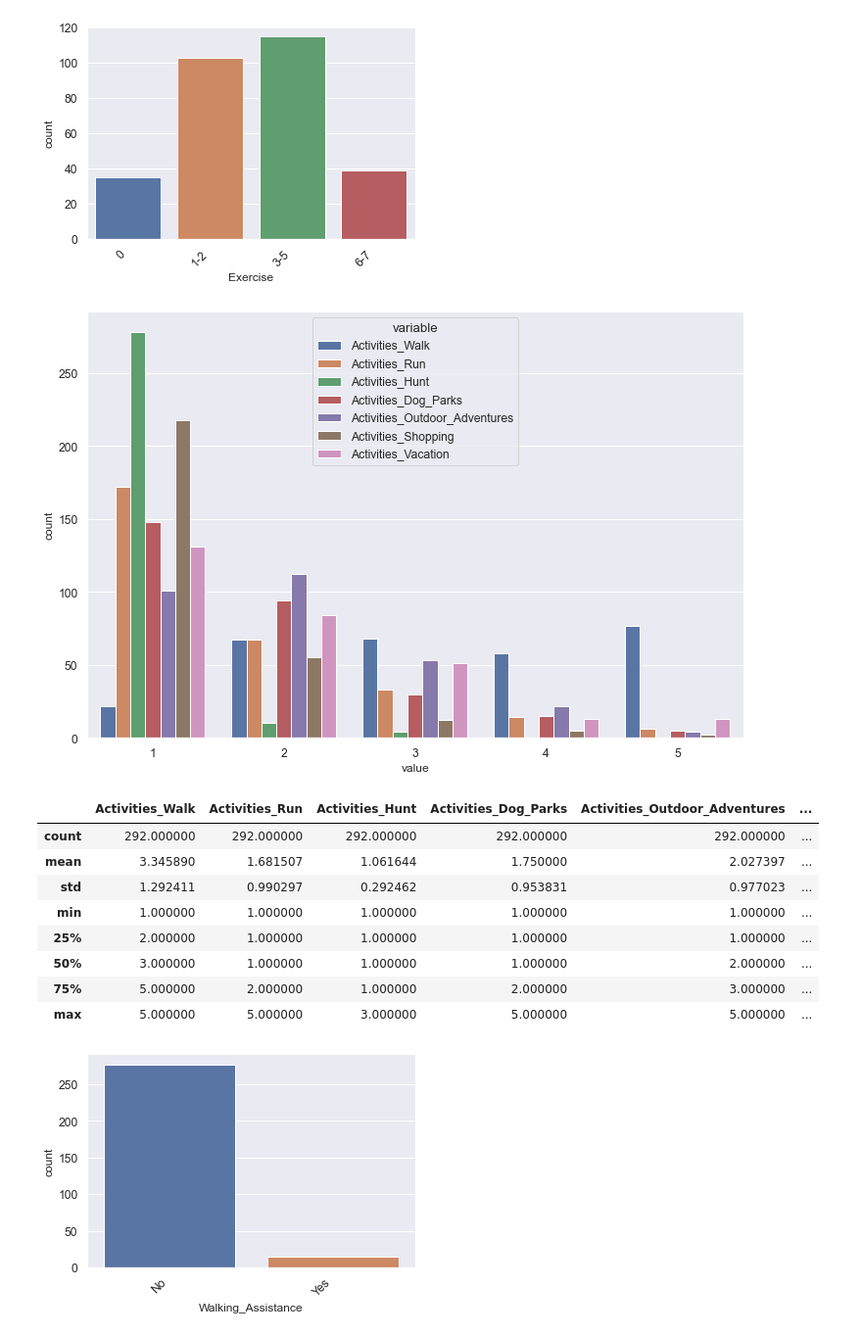
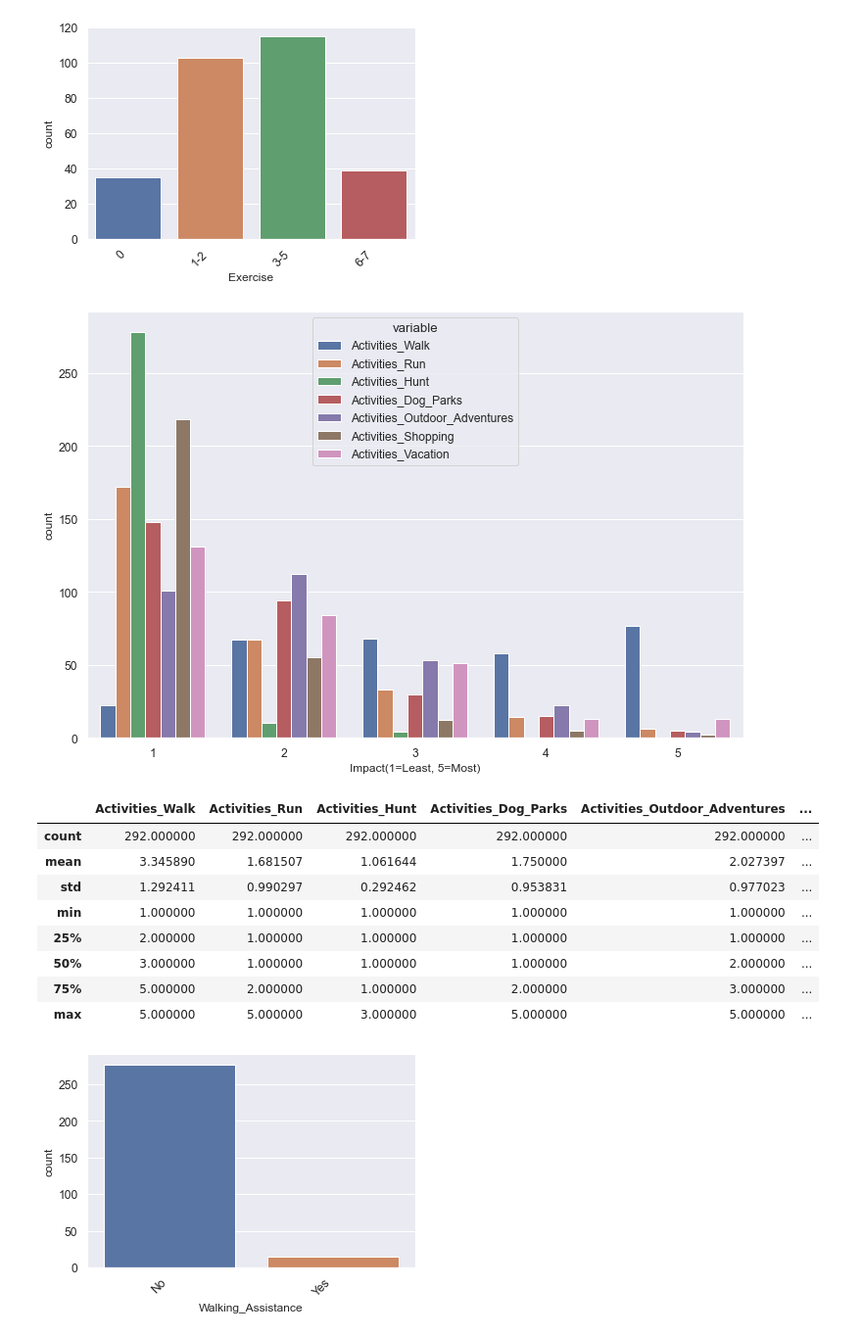
Before and after one commit to markhary/emba912_survey, a Jupyter notebook: ruby.ipynb, the cells around one changed output. Shown at 98% size. Saved outputs shown, nothing was run; the diff lists cells and outputs as text; code cells hidden in the pictures.

```diff
--- a/ruby.ipynb
+++ b/ruby.ipynb
@@ -301,17 +310,18 @@ create_countplot("Exercise", ["0", "1-2", "3-5", "6-7"])
 # %%
 columns = ["Activities_Walk", "Activities_Run", "Activities_Hunt", "Activities_Dog_Parks",
           "Activities_Outdoor_Adventures","Activities_Shopping","Activities_Vacation"]
 activities_combined = pd.melt(survey_data[columns])
 
 fig = plt.figure(figsize=(12,8));
 chart = sns.countplot(data=activities_combined, x="value", hue="variable")
 increase_axes(chart);
+chart.set_xlabel("Impact(1=Least, 5=Most)")
 save_figure(chart.get_figure(), "Activities")
 plt.show()
 
 survey_data[columns].describe()
 # %% [output]
-[figure, old version]
+[figure, new version]
 |  | Activities_Walk | Activities_Run | Activities_Hunt | Activities_Dog_Parks | Activities_Outdoor_Adventures | ... |
 | count | 292.000000 | 292.000000 | 292.000000 | 292.000000 | 292.000000 | ... |
 | mean | 3.345890 | 1.681507 | 1.061644 | 1.750000 | 2.027397 | ... |
```
Also changed, not shown: parts of 6 cells of this notebook, 7 other files.
